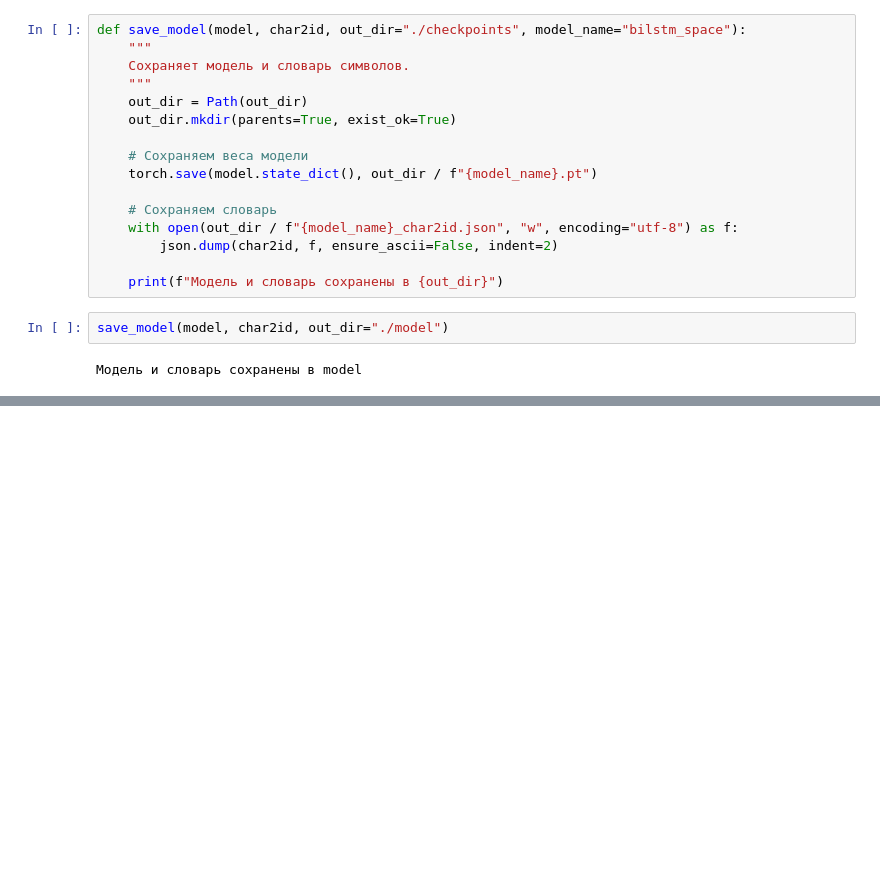
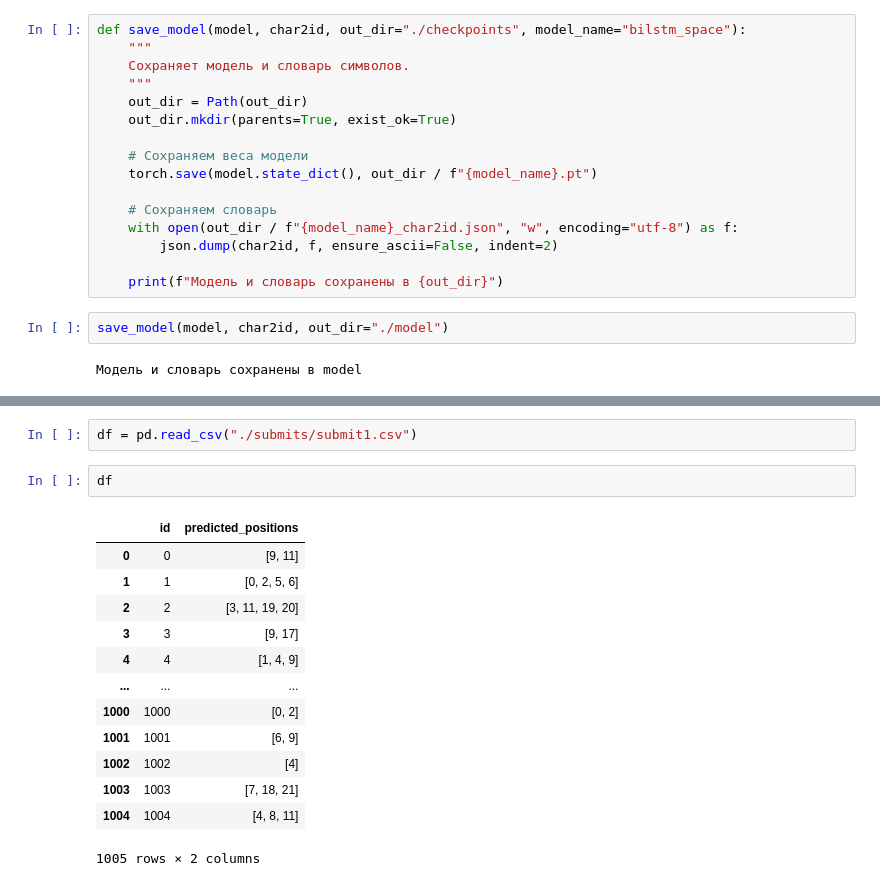
Before and after one commit to dubrovsky220/avito_test_task, a Jupyter notebook: notebook.ipynb, the cells around one changed output, grey strips where cells are left out. Drawn from its saved outputs; the diff is of its cells as text; blank space fills up the shorter version.

```diff
--- a/notebook.ipynb
+++ b/notebook.ipynb
@@ -577,0 +657,18 @@ def load_model(model_class, model_params, checkpoint_dir="./checkpoints", model_
+# %%
+df = pd.read_csv("./submits/submit1.csv")
+# %%
+df
+# %% [output]
+|  | id | predicted_positions |
+| 0 | 0 | [9, 11] |
+| 1 | 1 | [0, 2, 5, 6] |
+| 2 | 2 | [3, 11, 19, 20] |
+| 3 | 3 | [9, 17] |
+| 4 | 4 | [1, 4, 9] |
+| ... | ... | ... |
+| 1000 | 1000 | [0, 2] |
+| 1001 | 1001 | [6, 9] |
+| 1002 | 1002 | [4] |
+| 1003 | 1003 | [7, 18, 21] |
+| 1004 | 1004 | [4, 8, 11] |
+1005 rows × 2 columns
```
Also changed, not shown: parts of 13 cells of this notebook, 4 other files.
